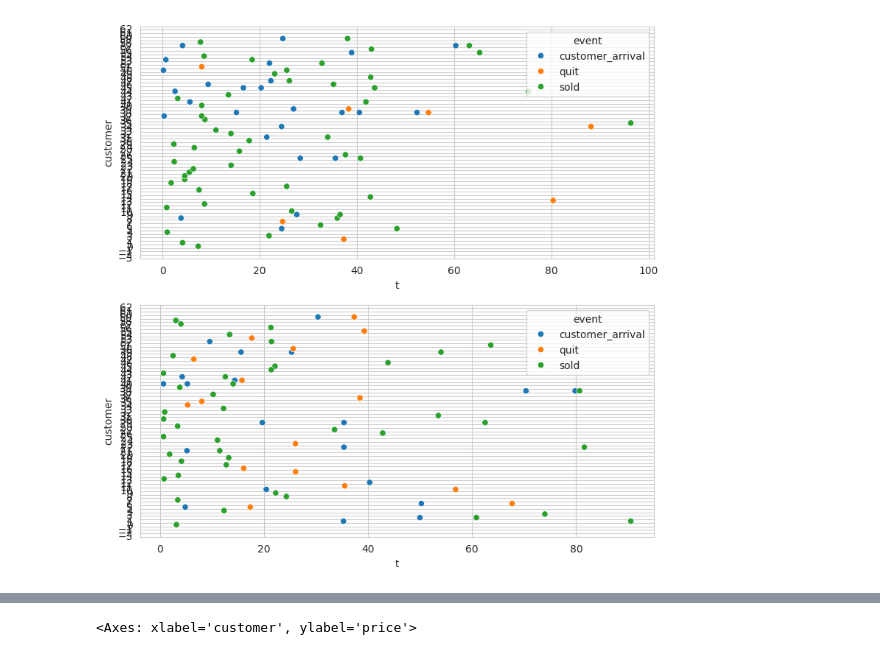
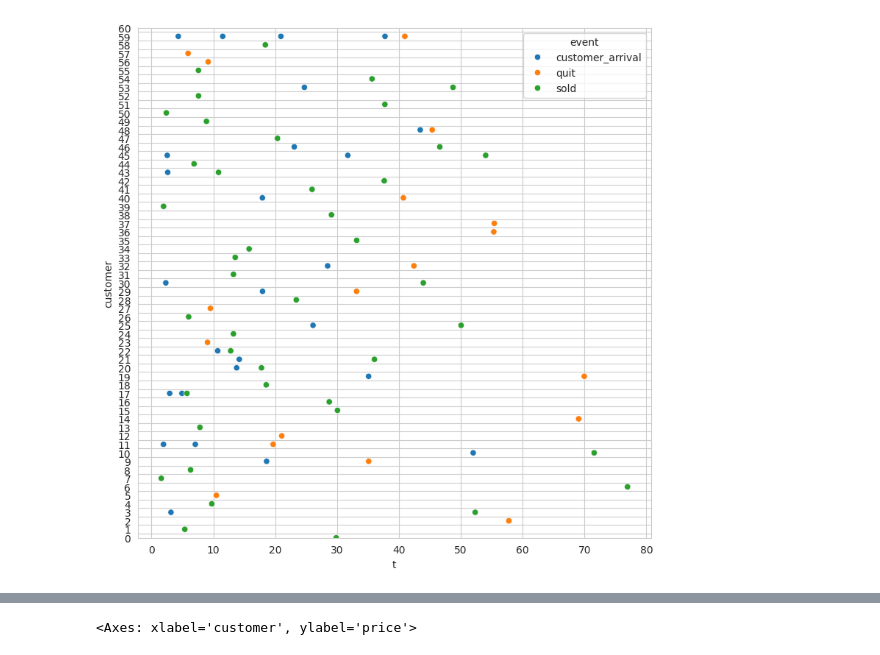
Before and after one commit to LaurinBrechter/personalized-pricing, a Jupyter notebook: results/mab_analysis.ipynb, the cells around one changed output, grey strips where cells are left out. Saved outputs shown, nothing was run; the diff lists cells and outputs as text; code cells hidden in the pictures.

```diff
--- a/results/mab_analysis.ipynb
+++ b/results/mab_analysis.ipynb
@@ -19,11 +20,11 @@ event_history.loc[event_history.run_id == 1].groupby(["actual_group", "predicted
     count=("run_id", "count"),
 )
 # %%
-fig, axs = plt.subplots(2,1, figsize=(9, 9))
-plot_event_history(axs[0], event_history.loc[event_history.run_id == 0])
-plot_event_history(axs[1], event_history.loc[event_history.run_id == 3])
+fig, axs = plt.subplots(1,1, figsize=(9, 9))
+plot_event_history(axs, event_history.loc[event_history.run_id == 0])
+# plot_event_history(axs[1], event_history.loc[event_history.run_id == 3])
 # %% [output]
-[figure, old version]
+[figure, new version]
 # %%
 sns.lineplot(
     data=quit_sold.loc[event_history.run_id == 3],
```
Also changed, not shown: parts of 8 cells of this notebook, 4 other files.
